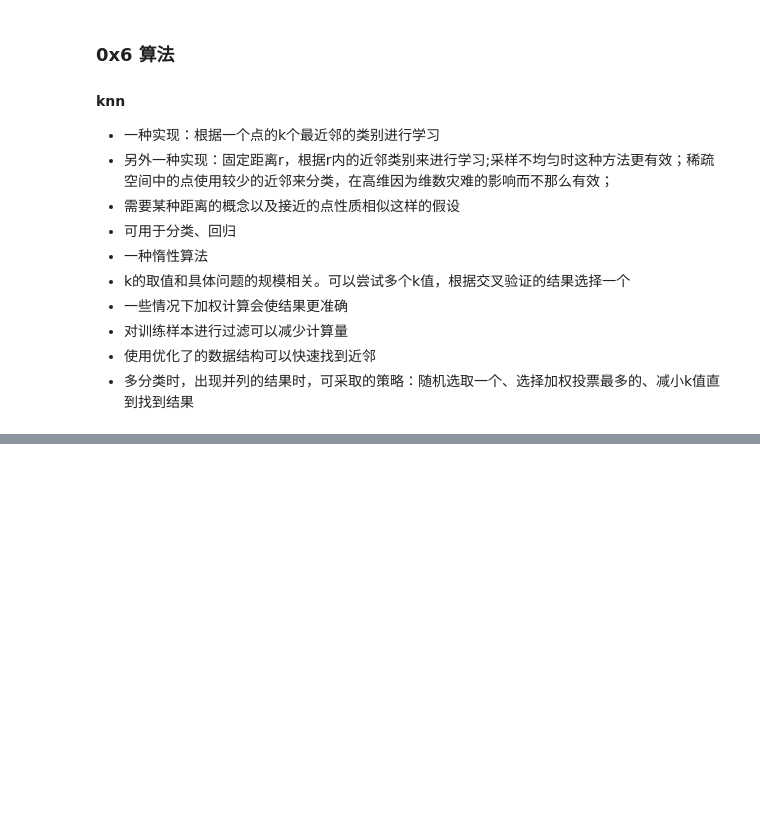
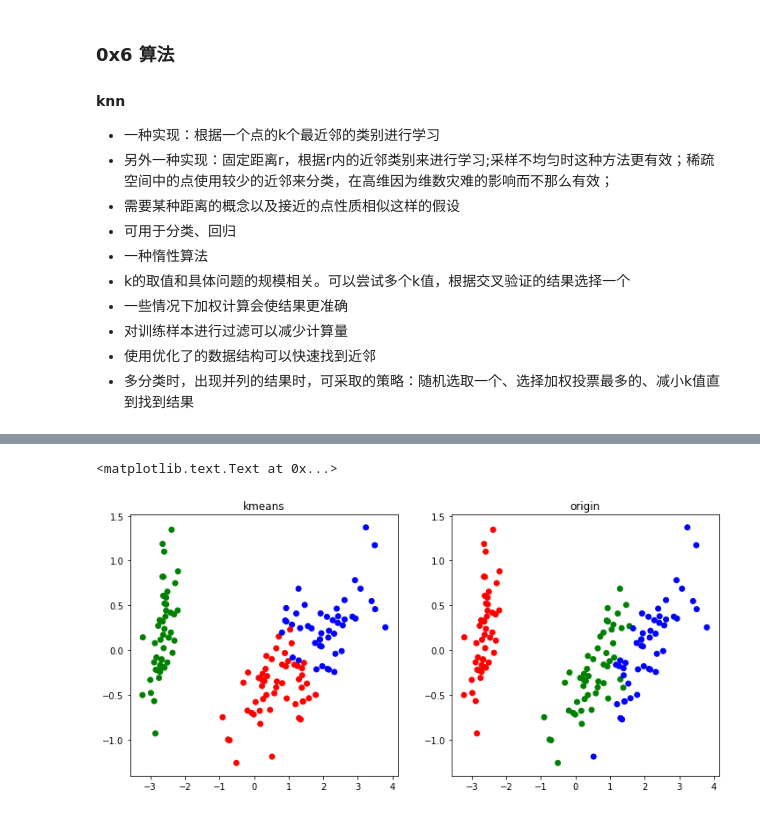
Before and after one commit to yikayiyo/ex_py, a Jupyter notebook: jupyter/全栈数据入门.ipynb, the cells around one changed output, grey strips where cells are left out. Drawn from its saved outputs; the diff is of its cells as text; code cells hidden in the pictures; blank space fills up the shorter version.

Commit message:
kmeans and naive bayes

```diff
--- a/jupyter/全栈数据入门.ipynb
+++ b/jupyter/全栈数据入门.ipynb
@@ -614,0 +620,38 @@ TF-IDF
+# %%
+from sklearn.cluster import KMeans
+from sklearn.datasets import load_iris
+from sklearn.preprocessing import StandardScaler
+
+iris = load_iris()
+data_X = iris.data
+data_y = iris.target
+# 标准化数据
+scaler =StandardScaler()
+data = scaler.fit_transform(data_X)
+#kmeans
+km = KMeans(n_clusters=3,init='k-means++',n_init=10,max_iter=300,n_jobs=-1)
+km.fit(data)
+pred = km.predict(data)
+# print('pred:\n',pred) #预测的标签和原数据的标签无关，只是代表着相同标签的样本可能是一个类别的
+# print(['data_y',data_y])
+from sklearn.decomposition import PCA
+#2d
+pca = PCA(n_components=2)
+feasures = pca.fit_transform(data_X)
+
+% matplotlib inline
+import matplotlib.pyplot as plt
+
+
+plt.figure(figsize=(12,12))
+plt.subplot(221)
+color={0:'r',1:'g',2:'b'}
+plt.scatter(feasures[:,0],feasures[:,1],c=[color[_] for _ in pred])
+plt.title("kmeans")
+
+plt.subplot(222)
+plt.scatter(feasures[:,0],feasures[:,1],c=[color[_] for _ in data_y])
+plt.title("origin")
+# %% [output]
+<matplotlib.text.Text at 0x...>
+[figure, added]
```
Also changed, not shown: parts of 3 cells of this notebook.
